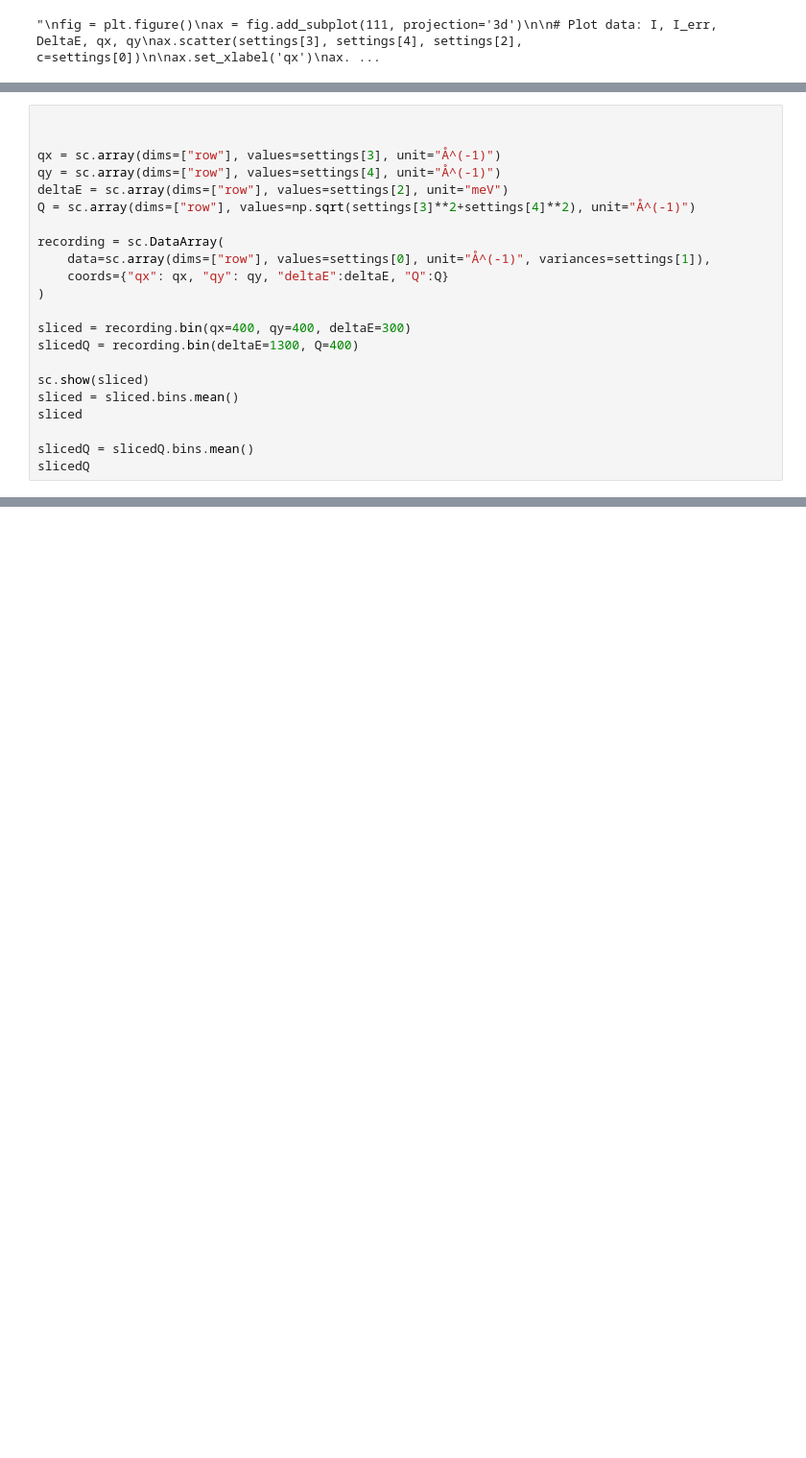
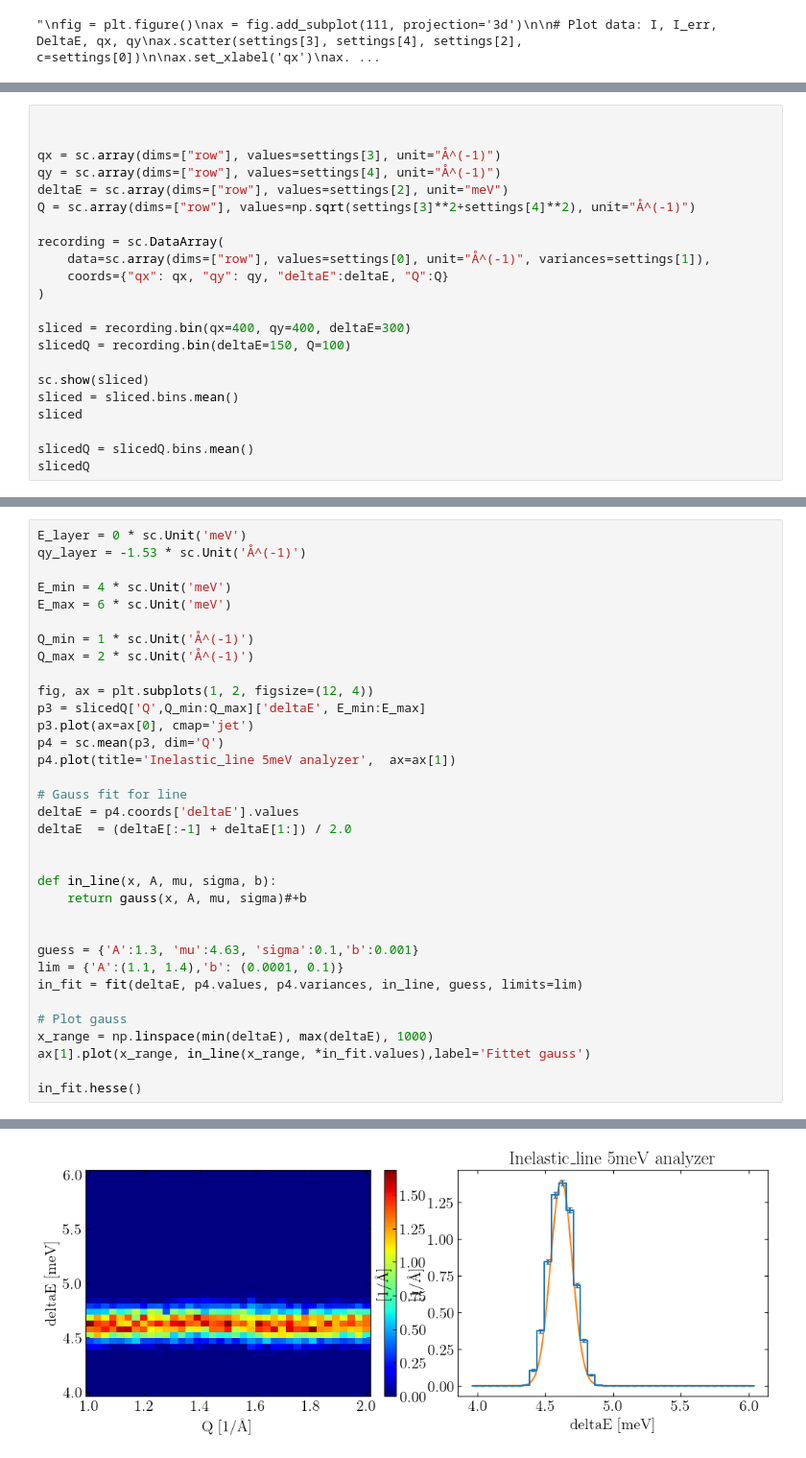
Before and after one commit to JEGKANIKMULTITASK/BIFROST, a Jupyter notebook: DataConversionMJOLNIR/BifrostConversionToMjolnir.ipynb, the cells around one changed output, grey strips where cells are left out. Shown at 96% size. Saved outputs shown, nothing was run; the diff lists cells and outputs as text; blank space fills up the shorter version.

```diff
--- a/DataConversionMJOLNIR/BifrostConversionToMjolnir.ipynb
+++ b/DataConversionMJOLNIR/BifrostConversionToMjolnir.ipynb
@@ -124,7 +73,7 @@ recording = sc.DataArray(
 )
 
 sliced = recording.bin(qx=400, qy=400, deltaE=300)
-slicedQ = recording.bin(deltaE=1300, Q=400)
+slicedQ = recording.bin(deltaE=150, Q=100)
 
 sc.show(sliced)
 sliced = sliced.bins.mean()
@@ -143,0 +93,35 @@ Data:
+# %%
+E_layer = 0 * sc.Unit('meV')
+qy_layer = -1.53 * sc.Unit('Å^(-1)')
+
+E_min = 4 * sc.Unit('meV')
+E_max = 6 * sc.Unit('meV')
+
+Q_min = 1 * sc.Unit('Å^(-1)')
+Q_max = 2 * sc.Unit('Å^(-1)')
+
+fig, ax = plt.subplots(1, 2, figsize=(12, 4))
+p3 = slicedQ['Q',Q_min:Q_max]['deltaE', E_min:E_max]
+p3.plot(ax=ax[0], cmap='jet')
+p4 = sc.mean(p3, dim='Q')
+p4.plot(title='Inelastic_line 5meV analyzer',  ax=ax[1])
+
+# Gauss fit for line
+deltaE = p4.coords['deltaE'].values
+deltaE  = (deltaE[:-1] + deltaE[1:]) / 2.0
+
+
+def in_line(x, A, mu, sigma, b):
+    return gauss(x, A, mu, sigma)#+b
+
+
+guess = {'A':1.3, 'mu':4.63, 'sigma':0.1,'b':0.001}
+lim = {'A':(1.1, 1.4),'b': (0.0001, 0.1)}
+in_fit = fit(deltaE, p4.values, p4.variances, in_line, guess, limits=lim)
+
+# Plot gauss
+x_range = np.linspace(min(deltaE), max(deltaE), 1000)
+ax[1].plot(x_range, in_line(x_range, *in_fit.values),label='Fittet gauss')
+
+in_fit.hesse()
+# %% [output]
@@ -143,0 +139 @@ Data:
+[figure, added]
```
Also changed, not shown: parts of 20 cells of this notebook, 5 other files.
